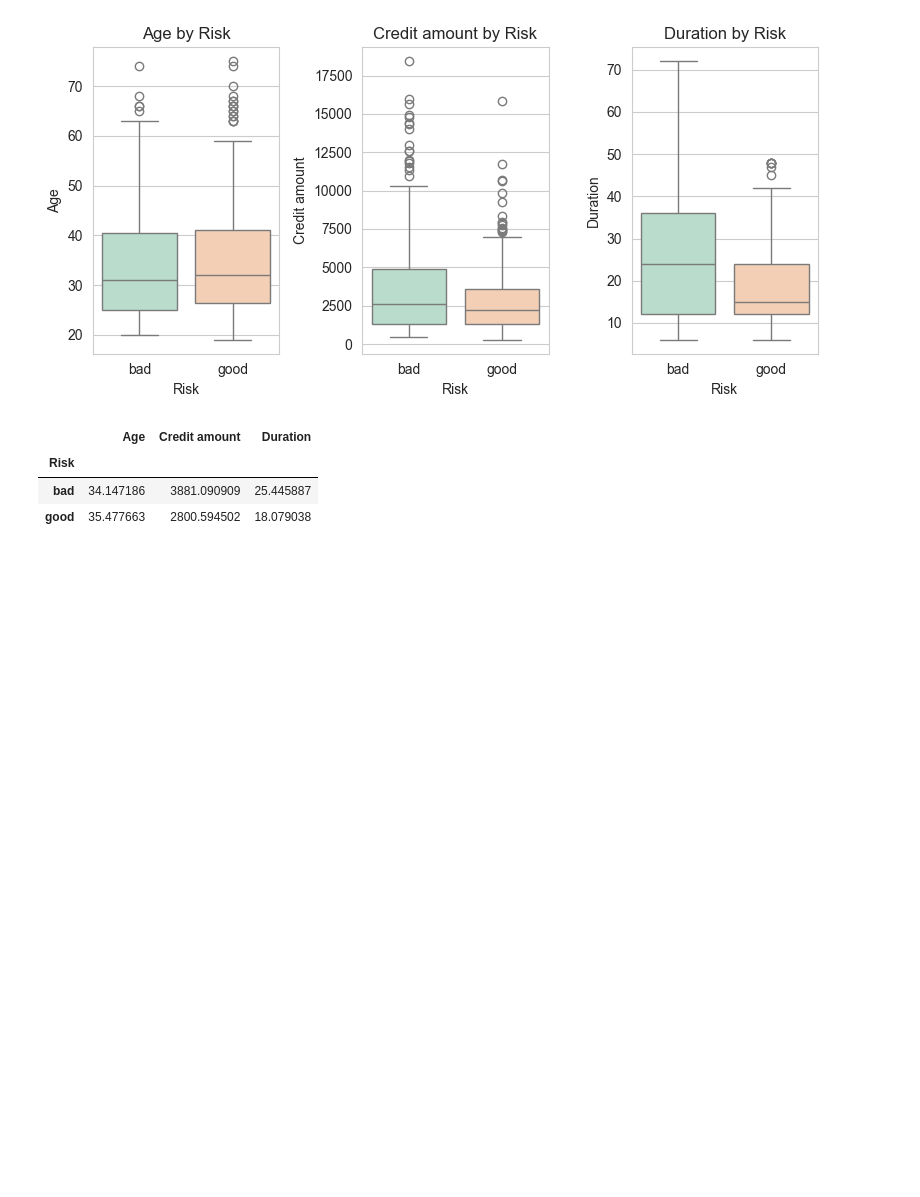
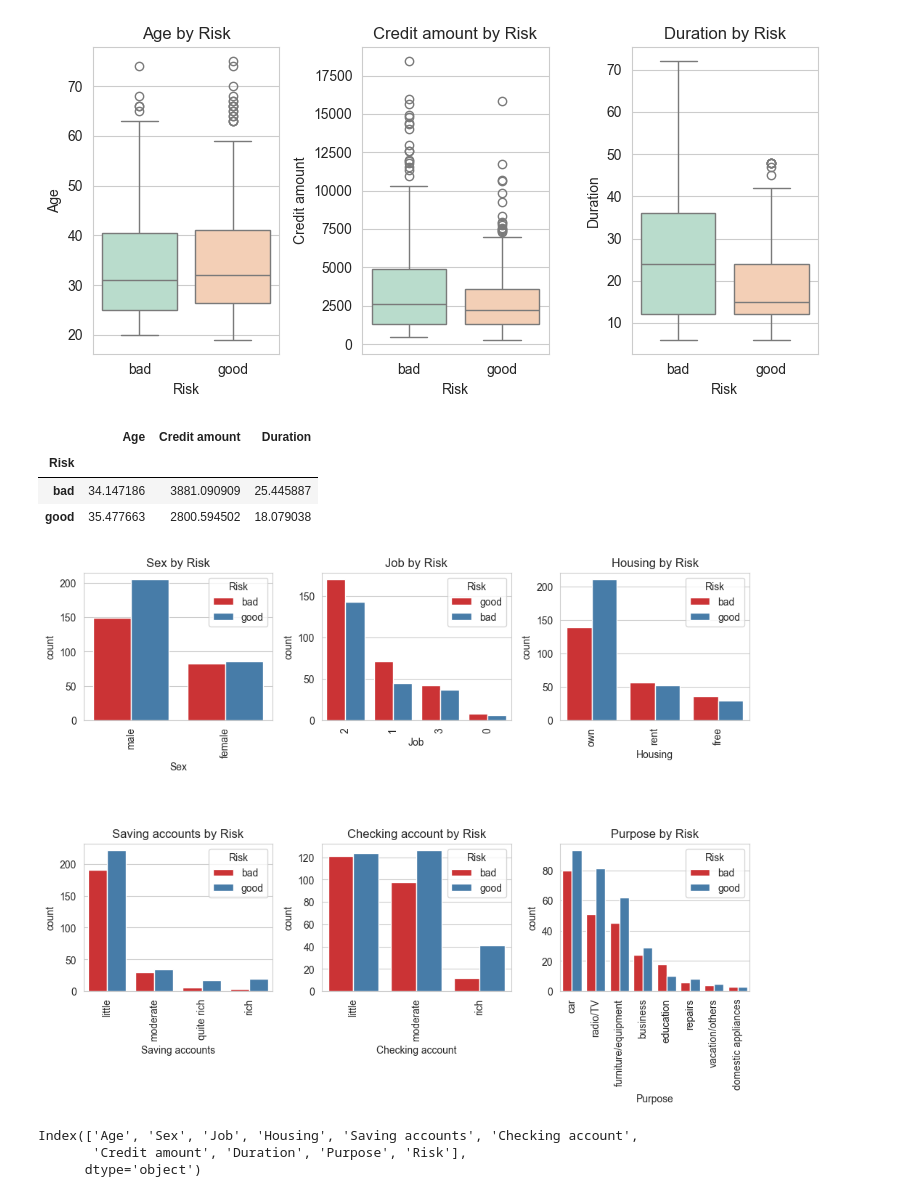
Before and after one commit to manishkr6/ML-Projects, a Jupyter notebook: credit-risk-prediction/analysis_model.ipynb, the cells around one changed output. Drawn from its saved outputs; the diff is of its cells as text; code cells hidden in the pictures; blank space fills up the shorter version.

```diff
--- a/credit-risk-prediction/analysis_model.ipynb
+++ b/credit-risk-prediction/analysis_model.ipynb
@@ -265,3 +265,21 @@ df.groupby("Risk")[["Age", "Credit amount", "Duration"]].mean()
 | Risk |  |  |  |
 | bad | 34.147186 | 3881.090909 | 25.445887 |
 | good | 35.477663 | 2800.594502 | 18.079038 |
+# %%
+plt.figure(figsize=(10, 10))
+for i, col in enumerate(categorical_cols):
+    plt.subplot(3, 3, i+1)
+    sns.countplot(data=df, x=col, hue="Risk", palette='Set1', order=df[col].value_counts().index)
+    plt.title(f"{col} by Risk")
+    plt.xticks(rotation=90)
+
+plt.tight_layout()
+plt.show()
+# %% [output]
+[figure, added]
+# %%
+df.columns
+# %% [output]
+Index(['Age', 'Sex', 'Job', 'Housing', 'Saving accounts', 'Checking account',
+       'Credit amount', 'Duration', 'Purpose', 'Risk'],
+      dtype='object')
```
Also changed, not shown: parts of 15 cells of this notebook, 5 other files.
